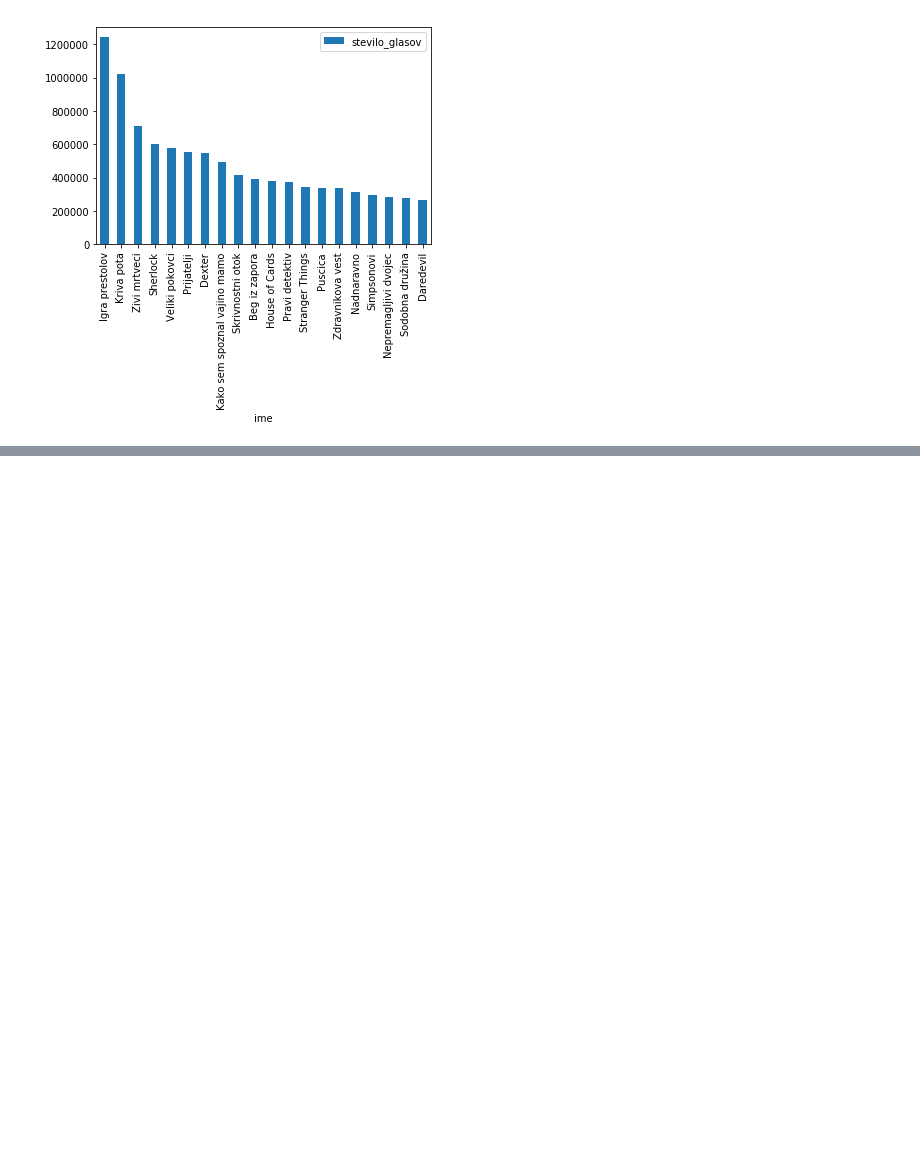
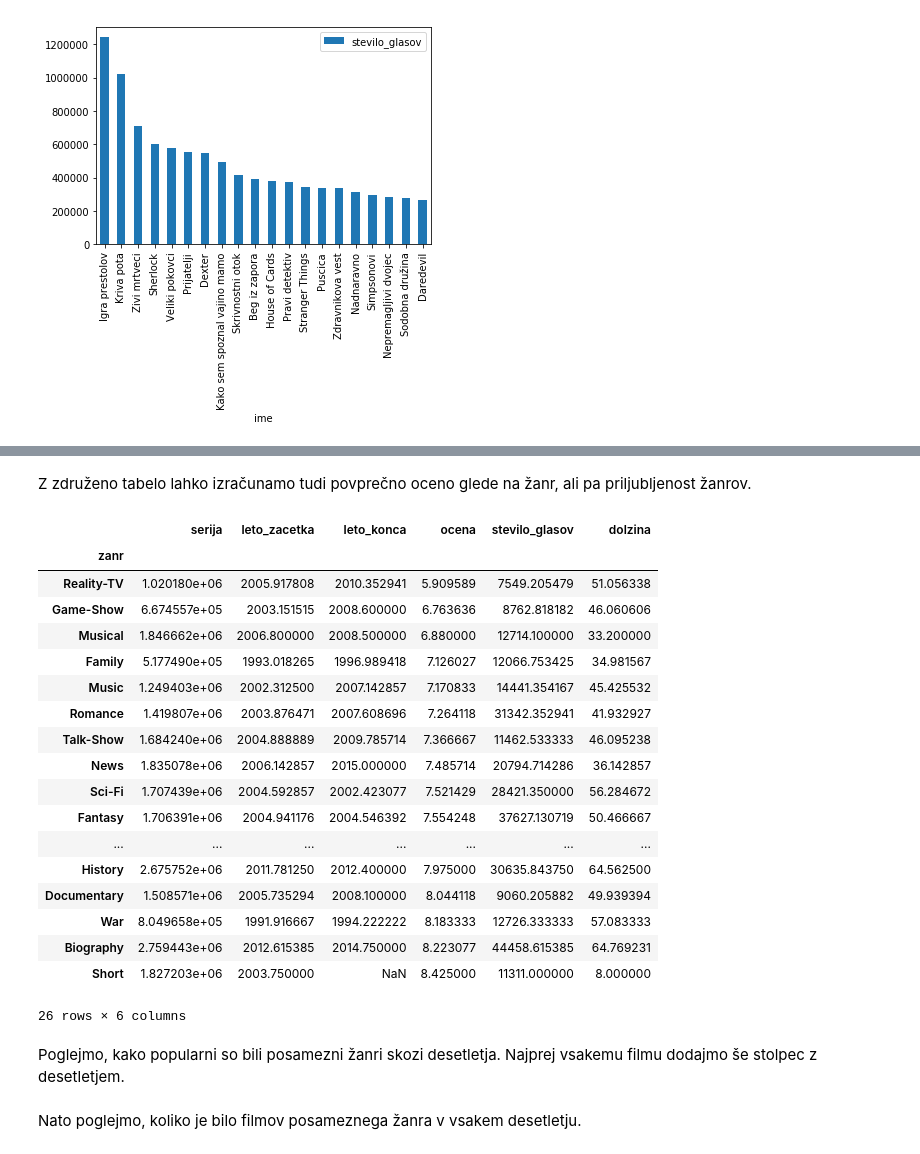
Before and after one commit to matijapretnar/programiranje-1, a Jupyter notebook: analiza-podatkov/predavanja/Analiza podatkov s knjižnico Pandas.ipynb, the cells around one changed output, grey strips where cells are left out. Drawn from its saved outputs; the diff is of its cells as text; code cells hidden in the pictures; blank space fills up the shorter version.

```diff
--- a/analiza-podatkov/predavanja/Analiza podatkov s knjižnico Pandas.ipynb
+++ b/analiza-podatkov/predavanja/Analiza podatkov s knjižnico Pandas.ipynb
@@ -382,0 +560,26 @@ serije.sort_values('stevilo_glasov', ascending=False).head(20).plot.bar(x='ime',
+# %% [markdown]
+Z združeno tabelo lahko izračunamo tudi povprečno oceno glede na žanr, ali pa priljubljenost žanrov.
+# %%
+zanri.join(serije, on='serija').groupby('zanr').mean().sort_values('ocena')
+# %% [output]
+|  | serija | leto_zacetka | leto_konca | ocena | stevilo_glasov | dolzina |
+| zanr |  |  |  |  |  |  |
+| Reality-TV | 1.020180e+06 | 2005.917808 | 2010.352941 | 5.909589 | 7549.205479 | 51.056338 |
+| Game-Show | 6.674557e+05 | 2003.151515 | 2008.600000 | 6.763636 | 8762.818182 | 46.060606 |
+| Musical | 1.846662e+06 | 2006.800000 | 2008.500000 | 6.880000 | 12714.100000 | 33.200000 |
+| Family | 5.177490e+05 | 1993.018265 | 1996.989418 | 7.126027 | 12066.753425 | 34.981567 |
+| Music | 1.249403e+06 | 2002.312500 | 2007.142857 | 7.170833 | 14441.354167 | 45.425532 |
+| Romance | 1.419807e+06 | 2003.876471 | 2007.608696 | 7.264118 | 31342.352941 | 41.932927 |
+| Talk-Show | 1.684240e+06 | 2004.888889 | 2009.785714 | 7.366667 | 11462.533333 | 46.095238 |
+| News | 1.835078e+06 | 2006.142857 | 2015.000000 | 7.485714 | 20794.714286 | 36.142857 |
+| Sci-Fi | 1.707439e+06 | 2004.592857 | 2002.423077 | 7.521429 | 28421.350000 | 56.284672 |
+| Fantasy | 1.706391e+06 | 2004.941176 | 2004.546392 | 7.554248 | 37627.130719 | 50.466667 |
+| ... | ... | ... | ... | ... | ... | ... |
+| History | 2.675752e+06 | 2011.781250 | 2012.400000 | 7.975000 | 30635.843750 | 64.562500 |
+| Documentary | 1.508571e+06 | 2005.735294 | 2008.100000 | 8.044118 | 9060.205882 | 49.939394 |
+| War | 8.049658e+05 | 1991.916667 | 1994.222222 | 8.183333 | 12726.333333 | 57.083333 |
+| Biography | 2.759443e+06 | 2012.615385 | 2014.750000 | 8.223077 | 44458.615385 | 64.769231 |
+| Short | 1.827203e+06 | 2003.750000 | NaN | 8.425000 | 11311.000000 | 8.000000 |
+26 rows × 6 columns
+# %% [markdown]
+Poglejmo, kako popularni so bili posamezni žanri skozi desetletja. Najprej vsakemu filmu dodajmo še stolpec z desetletjem.
@@ -382,0 +588,2 @@ serije.sort_values('stevilo_glasov', ascending=False).head(20).plot.bar(x='ime',
+# %% [markdown]
+Nato poglejmo, koliko je bilo filmov posameznega žanra v vsakem desetletju.
```
Also changed, not shown: parts of 34 cells of this notebook.
